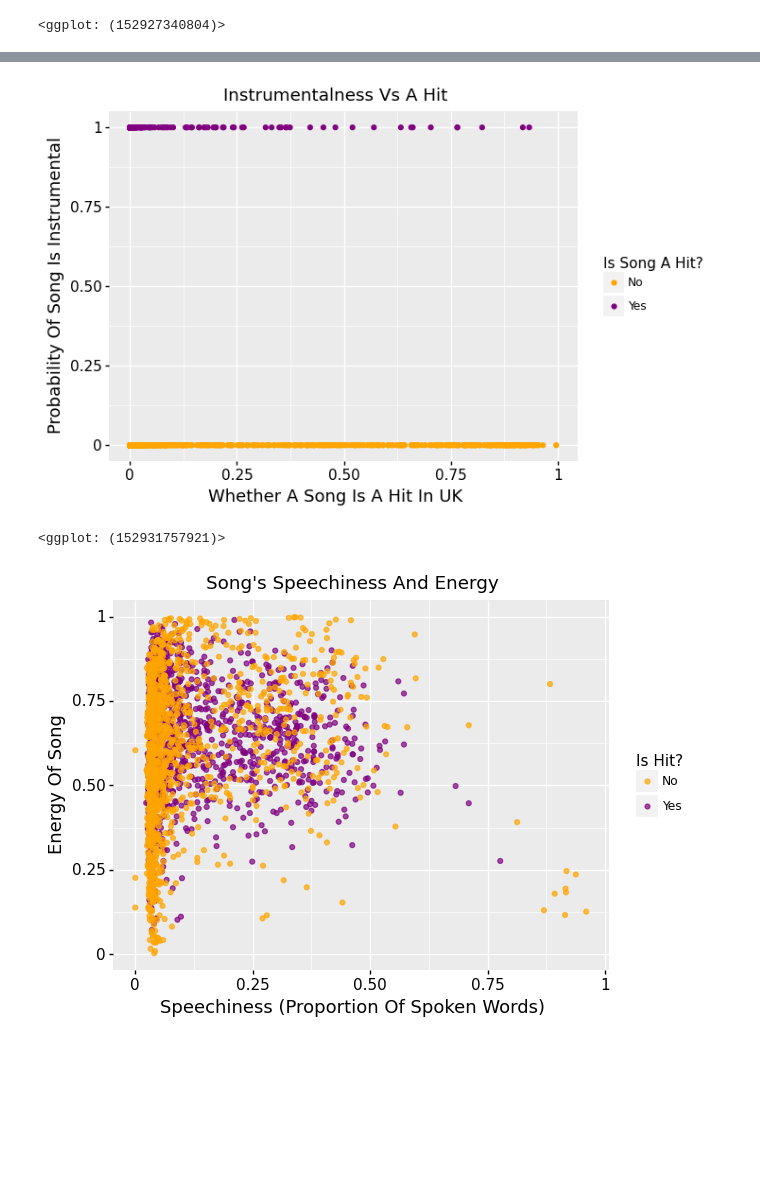
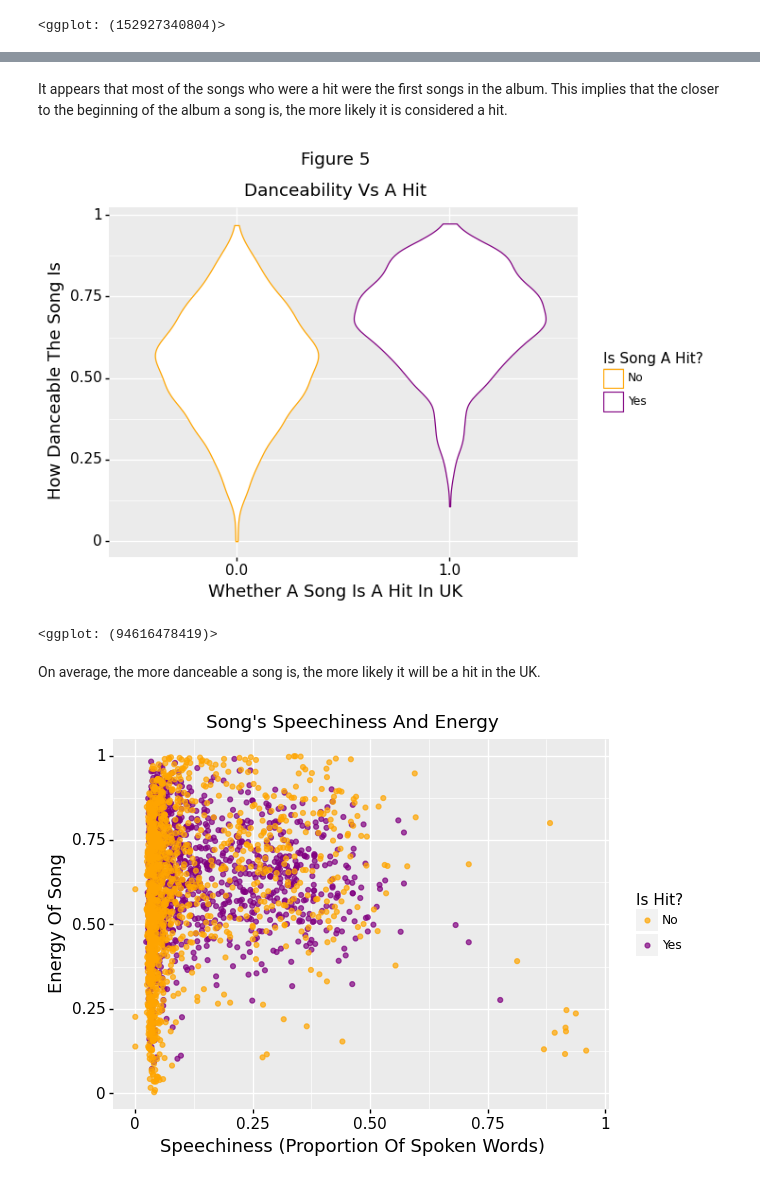
Before and after one commit to jghuynh/Song_Shine, a Jupyter notebook: Song_Rak.ipynb, the cells around one changed output, grey strips where cells are left out. Cells and saved outputs as stored; diff of their text form; code cells hidden in the pictures; blank space fills up the shorter version.

```diff
--- a/Song_Rak.ipynb
+++ b/Song_Rak.ipynb
@@ -975,6 +631,17 @@ credentials = oauth2.SpotifyClientCredentials(
 token = credentials.get_access_token()
 sp = spotipy.Spotify(client_credentials_manager = clientCredManager, auth=token)
 #spotify = spotipy.Spotify(auth=token)
+# %%
+def toQuery(artist, song):
+    '''
+    Helper method that transforms an artist and song into
+    a query string
+
+    @param string artist the artist's name
+    @param string song the name of the song
+    @return a string of both the artist's name and song name
+    '''
+    return artist + " " + song
 # %%
 mainDF.head()
 # %% [output]
@@ -1061,6 +728,7 @@ for rowI in range(mainDF.shape[0]):
 #         if int(row["ThisWeekPosition"]) > 50:
 #             isHit = 0
         track.append(isHit)
+    time.sleep(random.uniform(.5,3))
     tracks.append(track)
 df = pd.DataFrame(tracks, columns = ['album', 'artist', 'trackNumber', "id", "name", "uri", 'release_date', "acousticness",
                                       'danceability', "duration_ms", 'energy', "explicit", 'instrumentalness', "key",
@@ -1382,7 +863,8 @@ def toList(aSet):
 # Finding Songs Who Were Never A Hit In UK
 # %%
 url = "https://www.albumoftheyear.org/2020/releases/"
-urls = ["https://www.albumoftheyear.org/2020/releases/?page=2", "https://www.albumoftheyear.org/2020/releases/?page=3"
+urls = ["https://www.albumoftheyear.org/2020/releases/?page=2",
+        "https://www.albumoftheyear.org/2020/releases/?page=3"
        #"https://www.albumoftheyear.org/2020/releases/?page=4"
        ]
 albumTitles = []
@@ -1432,7 +914,7 @@ for index in range(len(artistTitles)):
         # loop over track ids
 
         for i in range(len(trackIDList)):
-            time.sleep(.5)
+            time.sleep(random.uniform(.5,3))
             track = getTrackFeaturesList(trackIDList[i])
 
             # for isHit
@@ -1444,7 +926,7 @@ otherSongs = pd.DataFrame(tracks, columns = ['album', 'artist', 'trackNumber', "
                                       'danceability', "duration_ms", 'energy', "explicit", 'instrumentalness', "key",
                                      'liveness', 'loudness', "mode", "popularity", 'speechiness', 'tempo', 'time_signature',
                                     "valence", "isHit"])
-# Because Spotify has a duplication probelm
+# Because Spotify has a duplication problem
 # Eradicate duplicate songs
 otherSongs = otherSongs.sort_values('popularity', ascending=False).drop_duplicates('name').sort_index()
 otherSongs.to_csv("otherSongs.csv", sep = ',')
@@ -1479,7 +965,7 @@ print(fullSongs.shape)
 (2497, 23)
 (2481, 23)
 # %%
-fullSongs = pd.read_csv("fullSongs.csv")
+# fullSongs = pd.read_csv("fullSongs.csv")
 fullSongs.head()
 # %% [output]
 |  | Unnamed: 0 | album | artist | trackNumber | id | name | uri | release_date | acousticness | ... |
@@ -1739,22 +1215,28 @@ print(p)
+# %% [markdown]
+It appears that most of the songs who were a hit were the first songs in the album. This implies that the closer to the beginning of the album a song is, the more likely it is considered a hit.
 # %%
-(
+p = (
     fullSongs >>
     ggplot() +
-    geom_point(aes(x = "instrumentalness", y = "isHit", color = "factor(isHit)")) +
+    geom_violin(aes(x = "factor(isHit)", y = "danceability",  color = "factor(isHit)")) +
     labs(
         x = "Whether A Song Is A Hit In UK",
-        y = "Probability Of Song Is Instrumental",
-        title = "Instrumentalness Vs A Hit",
+        y = "How Danceable The Song Is",
+        title = "Figure 5\n\nDanceability Vs A Hit",
         color = "Is Song A Hit?"
     ) +
     scale_color_manual(values = ["orange", "purple"],
                       labels = ["No", "Yes"]) +
     theme(axis_title = element_text(color = "black", size = 13)) +
     theme(axis_text = element_text(color = "black", size = 11))
 )
+ggsave(plot = p, filename = "Data/Danceability_Vs_isHit")
+print(p)
 # %% [output]
-[figure, old version]
+[figure, new version]
-<ggplot: (152931757921)>
+<ggplot: (94616478419)>
+# %% [markdown]
+On average, the more danceable a song is, the more likely it will be a hit in the UK.
 # %%
 (
     fullSongs >>
```
Also changed, not shown: parts of 61 cells of this notebook, 14 other files.
